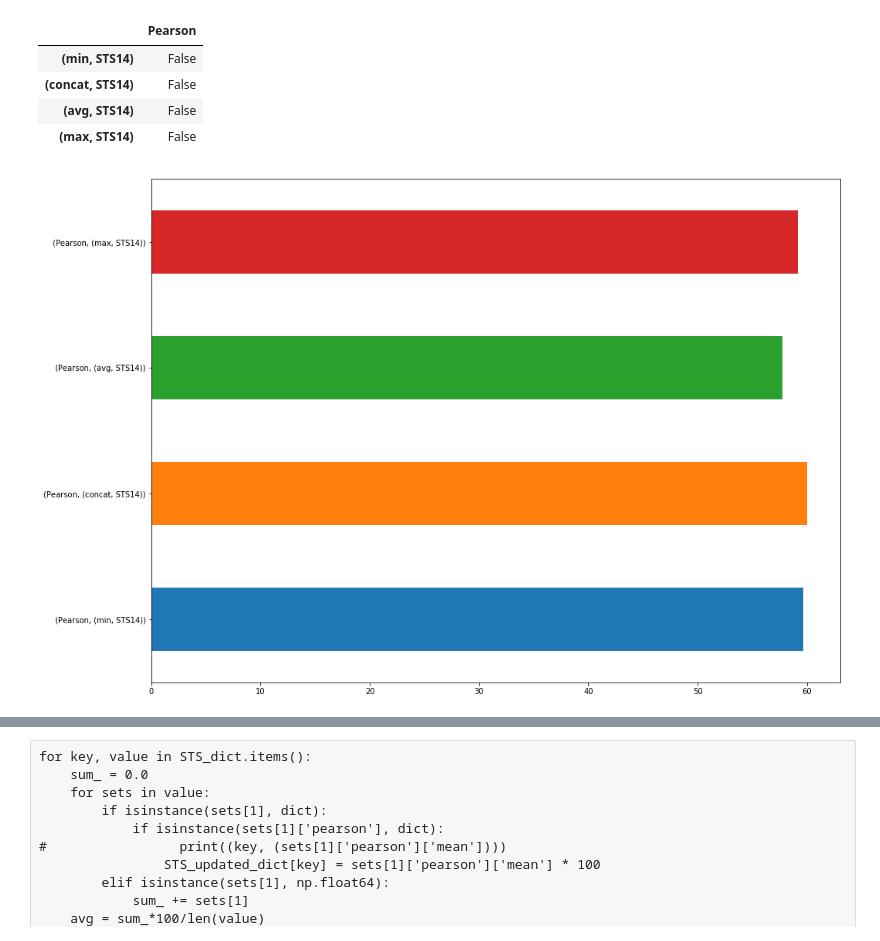
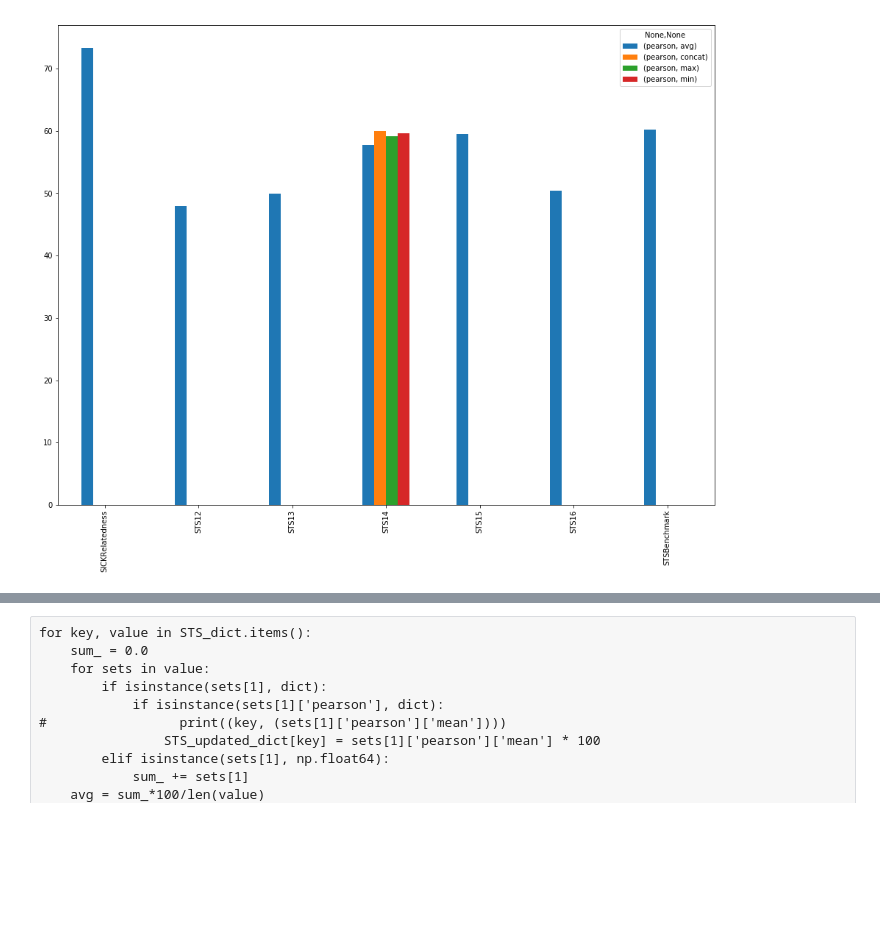
Before and after one commit to samarthbhargav/unsupervised-language-learning, a Jupyter notebook: practical-3/viz.ipynb, the cells around one changed output, grey strips where cells are left out. Drawn from its saved outputs; the diff is of its cells as text; code cells hidden in the pictures; blank space fills up the shorter version.

Commit message:
visualisation v3

```diff
--- a/practical-3/viz.ipynb
+++ b/practical-3/viz.ipynb
@@ -31,22 +31,29 @@ def splitting(model_dict):
     # splitting
     for key, value in model_dict.items():
         for task, scores in value.items():
-            if task.find("STS") == 0:
+            if task.find("STS") == 0 or task.find("Relatedness") > 0:
                 STS[key, task] = model_dict[key][task]
             else:
                 ClassificationTask[key, task] = model_dict[key][task]
 
+
     for key, subtasks in STS.items():
-        for text, scores in subtasks.items():
-            if isinstance(scores['pearson'], dict):
-                STS_updated_dict[key] = scores['pearson']['mean'] * 100
+        for sets, scores in subtasks.items():
+            if sets == 'pearson':
+                STS_updated_dict[key] = {'pearson': scores * 100}
+            try:
+                if isinstance(scores['pearson'], dict):
+#                     print((key, (scores['pearson']['mean'])))
+                    STS_updated_dict[key] = {'pearson': scores['pearson']['mean'] * 100}
+            except:
+                continue
+
 
     # dataframes
     ClassificationTask_df = pd.DataFrame.from_dict(ClassificationTask, orient = 'index')
     ClassificationTask_df = ClassificationTask_df.drop(columns = ['ndev', 'ntest', 'devacc', 'f1'])
 
     STS_updated_df = pd.DataFrame.from_dict(STS_updated_dict, orient = 'index')
-    STS_updated_df.columns = ['Pearson']
 
     return STS_updated_df, ClassificationTask_df
 # %%
@@ -87,14 +94,6 @@ plt.show()
-# %%
-STS_eam == STS_sgm
-# %% [output]
-|  | Pearson |
-| (min, STS14) | False |
-| (concat, STS14) | False |
-| (avg, STS14) | False |
-| (max, STS14) | False |
 # %%
-STS_sgm.unstack(level=0).plot(kind='barh', subplots=False)
+STS_sgm.unstack(level=0).plot(kind='bar', subplots=False)
 plt.show()
 # %% [output]
-[figure, old version]
+[figure, new version]
 # %%
```
Also changed, not shown: parts of 6 cells of this notebook, 1 other file.
